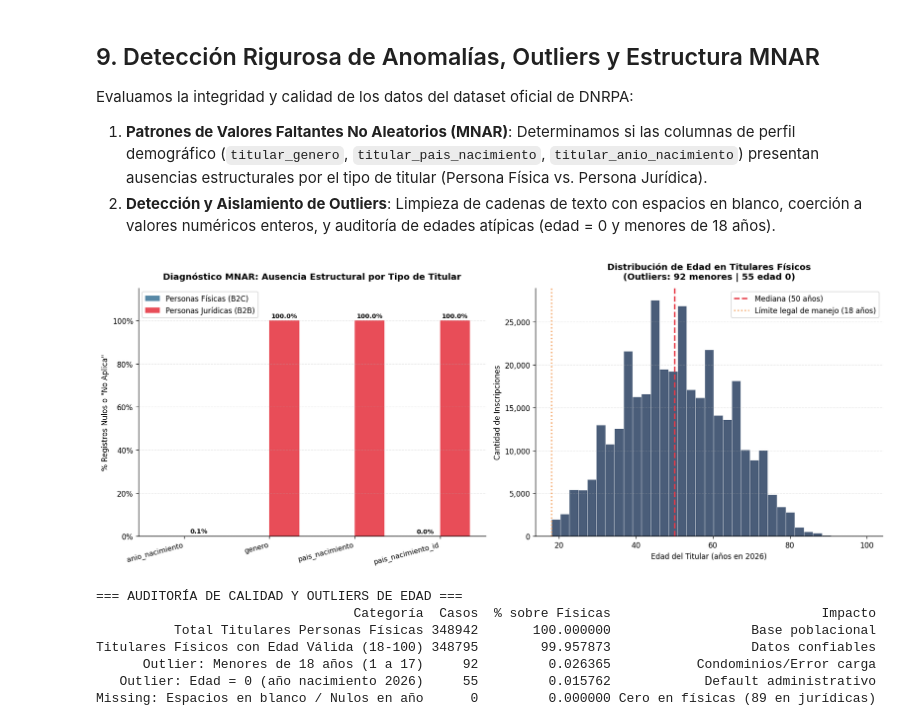
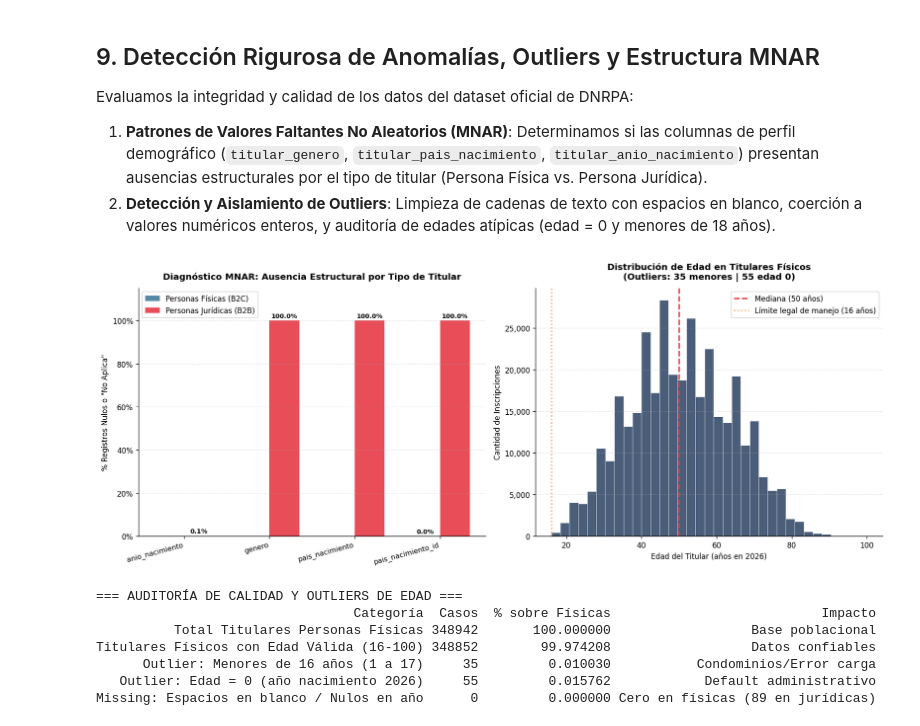
Before and after one commit to Nicocarello/argentina-china-cars, a Jupyter notebook: notebook/eda.ipynb, the cells around one changed output. Saved outputs shown, nothing was run; the diff lists cells and outputs as text; code cells hidden in the pictures.

```diff
--- a/notebook/eda.ipynb
+++ b/notebook/eda.ipynb
@@ -1404,8 +1404,8 @@ def analizar_calidad_outliers(df: pd.DataFrame):
     total_fisicas = len(df_fisica)
     nulos_anio = anio_limpio.isnull().sum()
     edad_cero = (edades == 0).sum()
-    edad_menor_18 = ((edades > 0) & (edades < 18)).sum()
-    edad_valida = ((edades >= 18) & (edades <= 100)).sum()
+    edad_menor_18 = ((edades > 0) & (edades < 16)).sum()
+    edad_valida = ((edades >= 16) & (edades <= 100)).sum()
     edad_mayor_100 = (edades > 100).sum()
 
     # 3. Visualización: Diagnóstico MNAR e Histograma de Outliers
@@ -1436,47 +1436,47 @@ def analizar_calidad_outliers(df: pd.DataFrame):
                              ha='center', va='bottom', fontsize=8.5, fontweight='bold', xytext=(0, 2), textcoords='offset points')
 
     # Subplot 2: Distribución de Edad y Outliers
-    edades_validas = edades[(edades >= 18) & (edades <= 100)]
+    edades_validas = edades[(edades >= 16) & (edades <= 100)]
     ax2.hist(edades_validas, bins=35, color='#1D3557', alpha=0.8, edgecolor='white', linewidth=0.5)
 
     mediana = edades_validas.median()
     ax2.axvline(mediana, color='#E63946', linestyle='--', linewidth=2, label=f'Mediana ({mediana:.0f} años)')
-    ax2.axvline(18, color='#F4A261', linestyle=':', linewidth=1.8, label='Límite legal de manejo (18 años)')
+    ax2.axvline(16, color='#F4A261', linestyle=':', linewidth=1.8, label='Límite legal de manejo (16 años)')
 
     ax2.set_title(f'Distribución de Edad en Titulares Físicos\n(Outliers: {edad_menor_18} menores | {edad_cero} edad 0)',
                   fontsize=12, fontweight='bold', pad=12)
     ax2.set_xlabel('Edad del Titular (años en 2026)', fontsize=10)
     ax2.set_ylabel('Cantidad de Inscripciones', fontsize=10)
     ax2.yaxis.set_major_formatter(mtick.FuncFormatter(lambda y, _: f'{int(y):,}'))
     ax2.grid(axis='y', linestyle='--', alpha=0.3)
     ax2.legend(frameon=True, facecolor='white', loc='upper right')
     ax2.spines['top'].set_visible(False)
     ax2.spines['right'].set_visible(False)
 
     plt.tight_layout()
     plt.show()
 
     # 4. Tabla de Auditoría
     auditoria = pd.DataFrame([
         {'Categoría': 'Total Titulares Personas Físicas', 'Casos': total_fisicas, '% sobre Físicas': 100.0, 'Impacto': 'Base poblacional'},
-        {'Categoría': 'Titulares Físicos con Edad Válida (18-100)', 'Casos': edad_valida, '% sobre Físicas': (edad_valida/total_fisicas)*100, 'Impacto': 'Datos confiables'},
-        {'Categoría': 'Outlier: Menores de 18 años (1 a 17)', 'Casos': edad_menor_18, '% sobre Físicas': (edad_menor_18/total_fisicas)*100, 'Impacto': 'Condominios/Error carga'},
+        {'Categoría': 'Titulares Físicos con Edad Válida (16-100)', 'Casos': edad_valida, '% sobre Físicas': (edad_valida/total_fisicas)*100, 'Impacto': 'Datos confiables'},
+        {'Categoría': 'Outlier: Menores de 16 años (1 a 17)', 'Casos': edad_menor_18, '% sobre Físicas': (edad_menor_18/total_fisicas)*100, 'Impacto': 'Condominios/Error carga'},
         {'Categoría': 'Outlier: Edad = 0 (año nacimiento 2026)', 'Casos': edad_cero, '% sobre Físicas': (edad_cero/total_fisicas)*100, 'Impacto': 'Default administrativo'},
         {'Categoría': 'Missing: Espacios en blanco / Nulos en año', 'Casos': nulos_anio, '% sobre Físicas': (nulos_anio/total_fisicas)*100, 'Impacto': 'Cero en físicas (89 en jurídicas)'},
     ])
 
     print("\n=== AUDITORÍA DE CALIDAD Y OUTLIERS DE EDAD ===")
     print(auditoria.to_string(index=False))
 
     return df_mnar, auditoria
 
 df_mnar, tabla_auditoria = analizar_calidad_outliers(df)
 # %% [output]
-[figure, old version]
+[figure, new version]
 === AUDITORÍA DE CALIDAD Y OUTLIERS DE EDAD ===
                                  Categoría  Casos  % sobre Físicas                           Impacto
           Total Titulares Personas Físicas 348942       100.000000                  Base poblacional
-Titulares Físicos con Edad Válida (18-100) 348795        99.957873                  Datos confiables
-      Outlier: Menores de 18 años (1 a 17)     92         0.026365           Condominios/Error carga
+Titulares Físicos con Edad Válida (16-100) 348852        99.974208                  Datos confiables
+      Outlier: Menores de 16 años (1 a 17)     35         0.010030           Condominios/Error carga
    Outlier: Edad = 0 (año nacimiento 2026)     55         0.015762            Default administrativo
 Missing: Espacios en blanco / Nulos en año      0         0.000000 Cero en físicas (89 en jurídicas)
```
Also changed, not shown: 3 other files.
